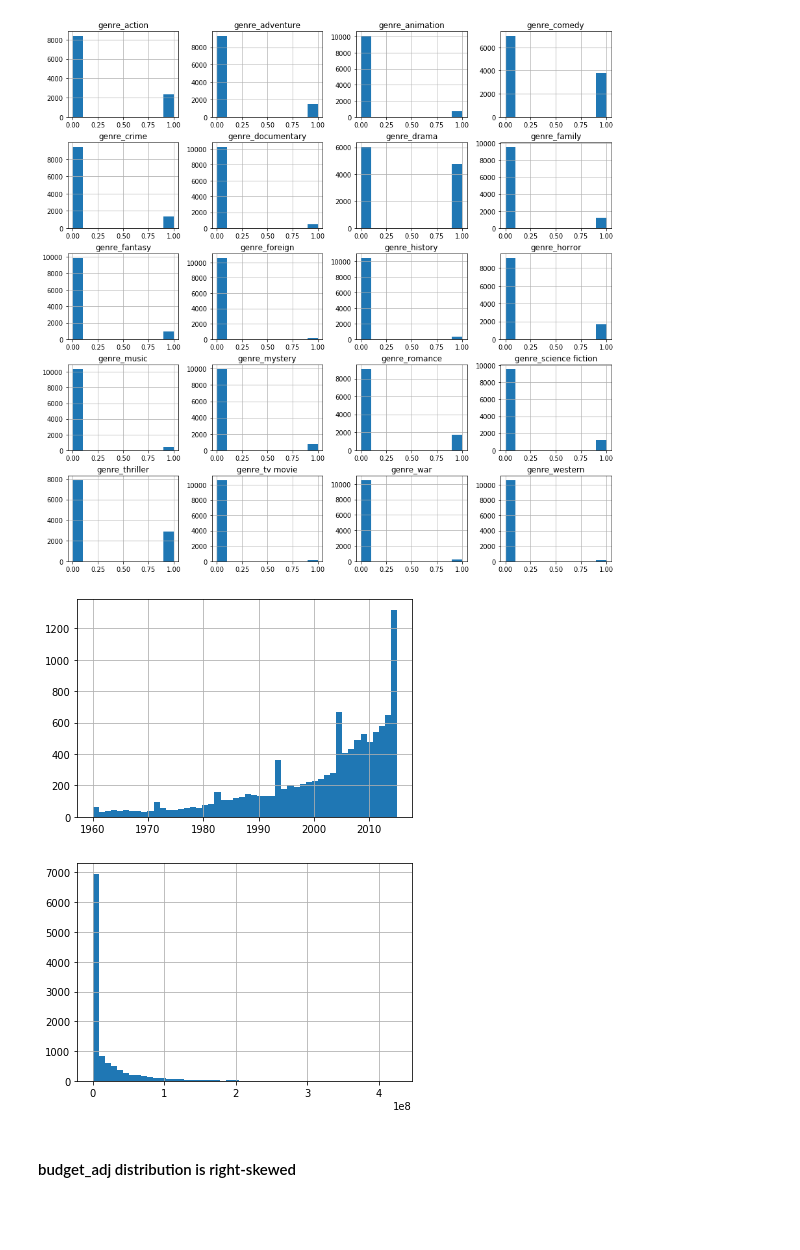
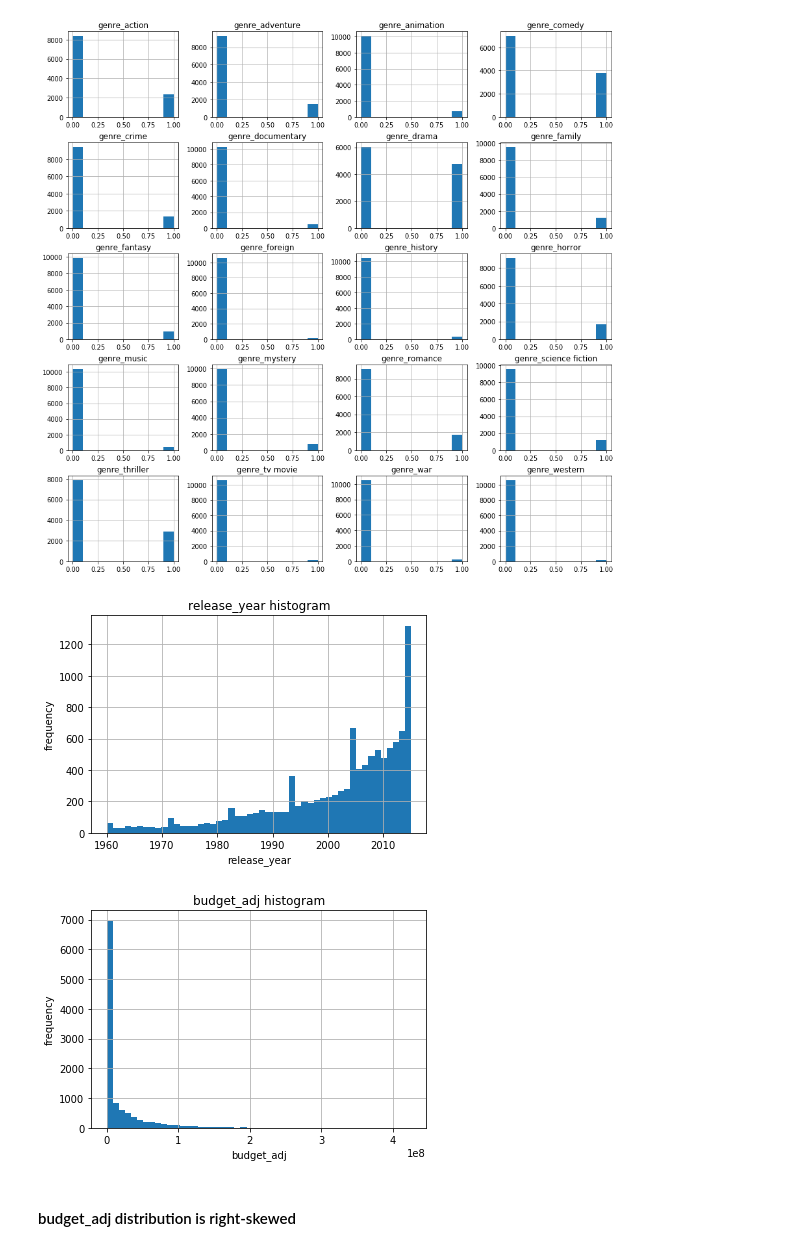
Before and after one commit to seifElislam/investigate-tmdb-movies-dataset, a Jupyter notebook: investigate-tmdb-movies-dataset.ipynb, the cells around one changed output. Drawn from its saved outputs; the diff is of its cells as text; code cells hidden in the pictures; blank space fills up the shorter version.

Commit message:
Add plots axis labels

```diff
--- a/investigate-tmdb-movies-dataset.ipynb
+++ b/investigate-tmdb-movies-dataset.ipynb
@@ -277,12 +278,18 @@ df.filter(regex=("genre_.*")).hist(figsize=(15, 15));
 # %%
 # movies prouction per year
 df['release_year'].hist(bins=50);
+plt.xlabel('release_year')
+plt.ylabel('frequency')
+plt.title('release_year histogram');
 # %% [output]
-[figure, old version]
+[figure, new version]
 # %%
 df['budget_adj'].hist(bins=50);
+plt.xlabel('budget_adj')
+plt.ylabel('frequency')
+plt.title('budget_adj histogram');
 # %% [output]
-[figure, old version]
+[figure, new version]
 # %% [markdown]
 #### budget_adj distribution is right-skewed
 # %%
```
Also changed, not shown: parts of 15 cells of this notebook.
